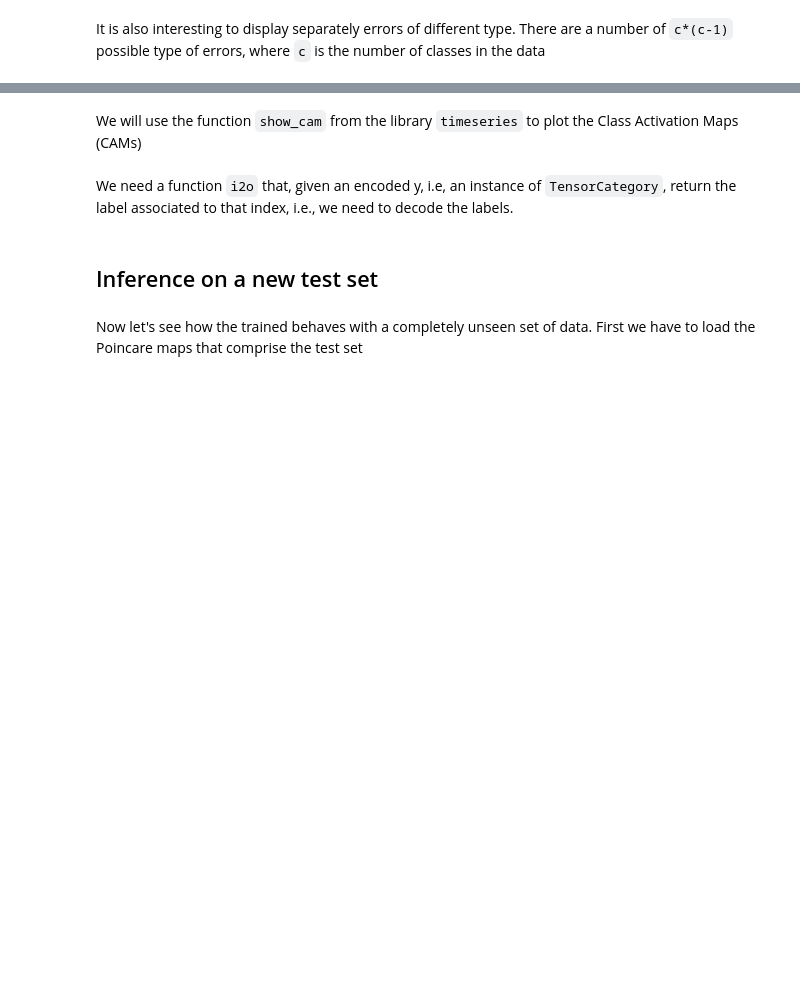
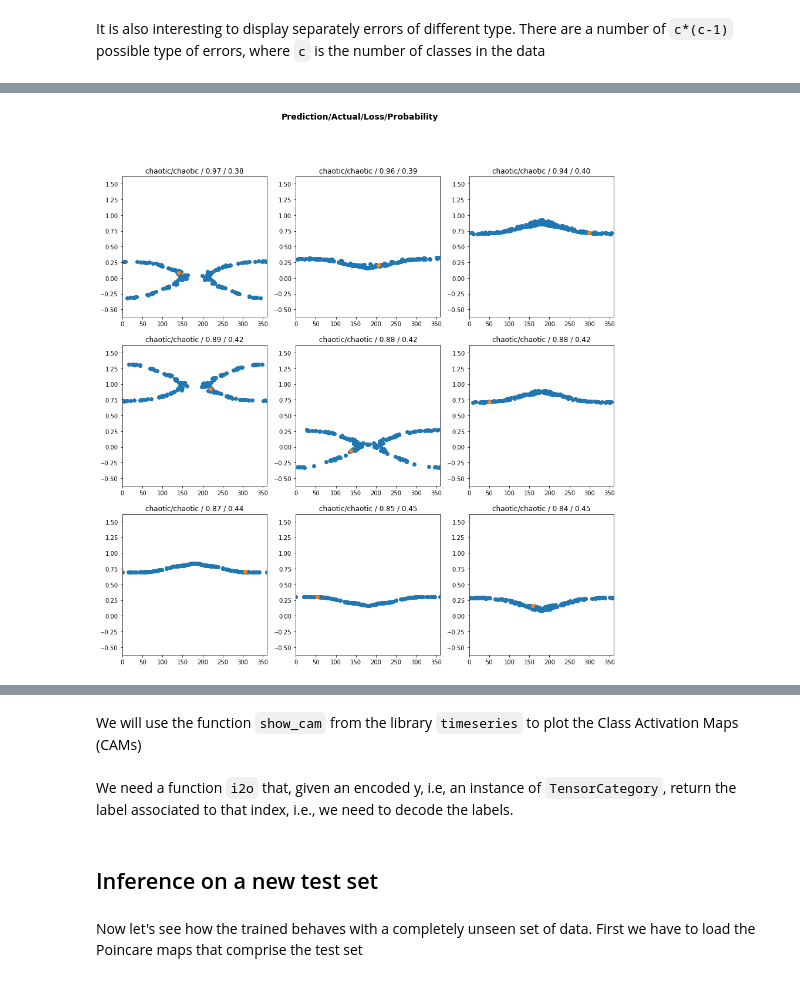
Before and after one commit to vrodriguezf/mlchaos, a Jupyter notebook: nbs/_motion_classification_time_series.ipynb, the cells around one changed output, grey strips where cells are left out. Drawn from its saved outputs; the diff is of its cells as text; code cells hidden in the pictures; blank space fills up the shorter version.

```diff
--- a/nbs/_motion_classification_time_series.ipynb
+++ b/nbs/_motion_classification_time_series.ipynb
@@ -280,9 +287,11 @@ print(interp.top_losses(k=3, largest=False, predicted='librational', actual='lib
 # %%
 predicted = 'chaotic'
 actual = 'chaotic'
 n_errors = interp.confusion_matrix()[interp.vocab.o2i[predicted],
                                      interp.vocab.o2i[actual]]
 interp.plot_top_losses(k=min(n_errors, 9), figsize=(15, 15),
-                       largest=False, ylim=ylim,
+                       largest=True, ylim=ylim,
                        predicted=predicted,
                        actual=actual)
+# %% [output]
+[figure, added]
```
Also changed, not shown: parts of 35 cells of this notebook, 10 other files.
